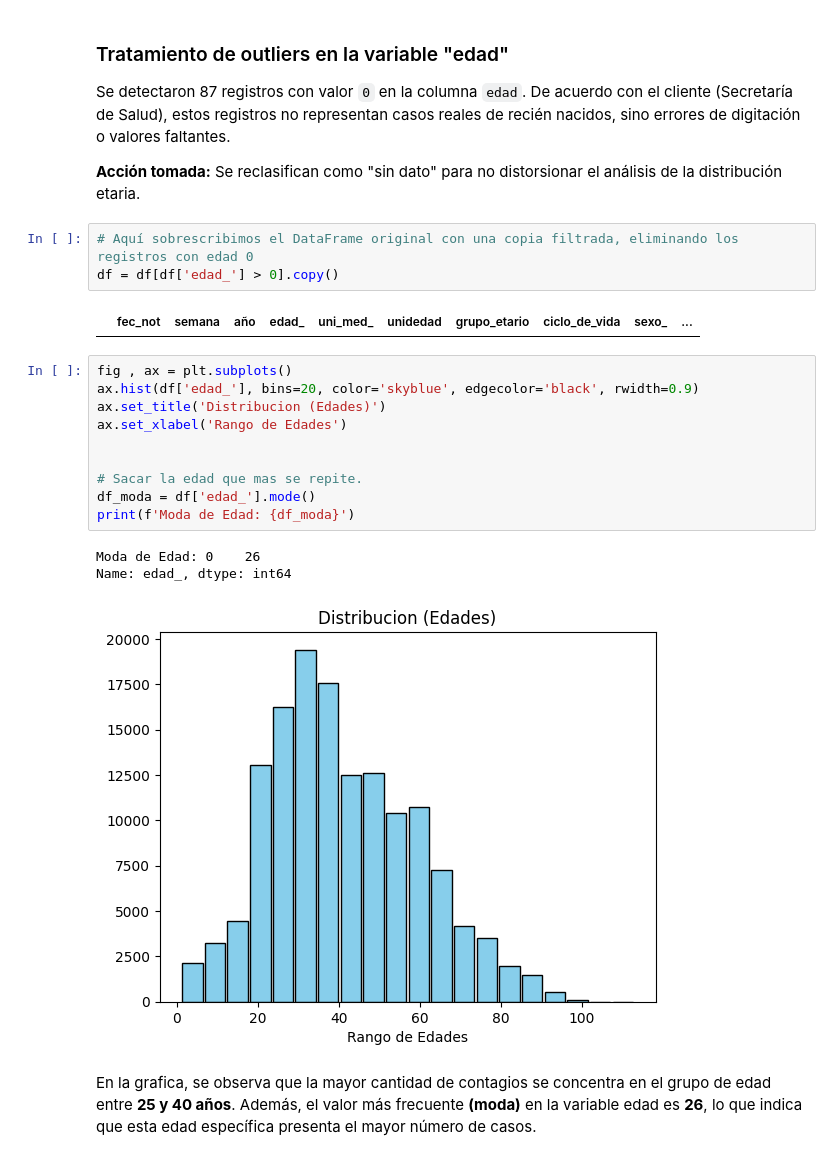
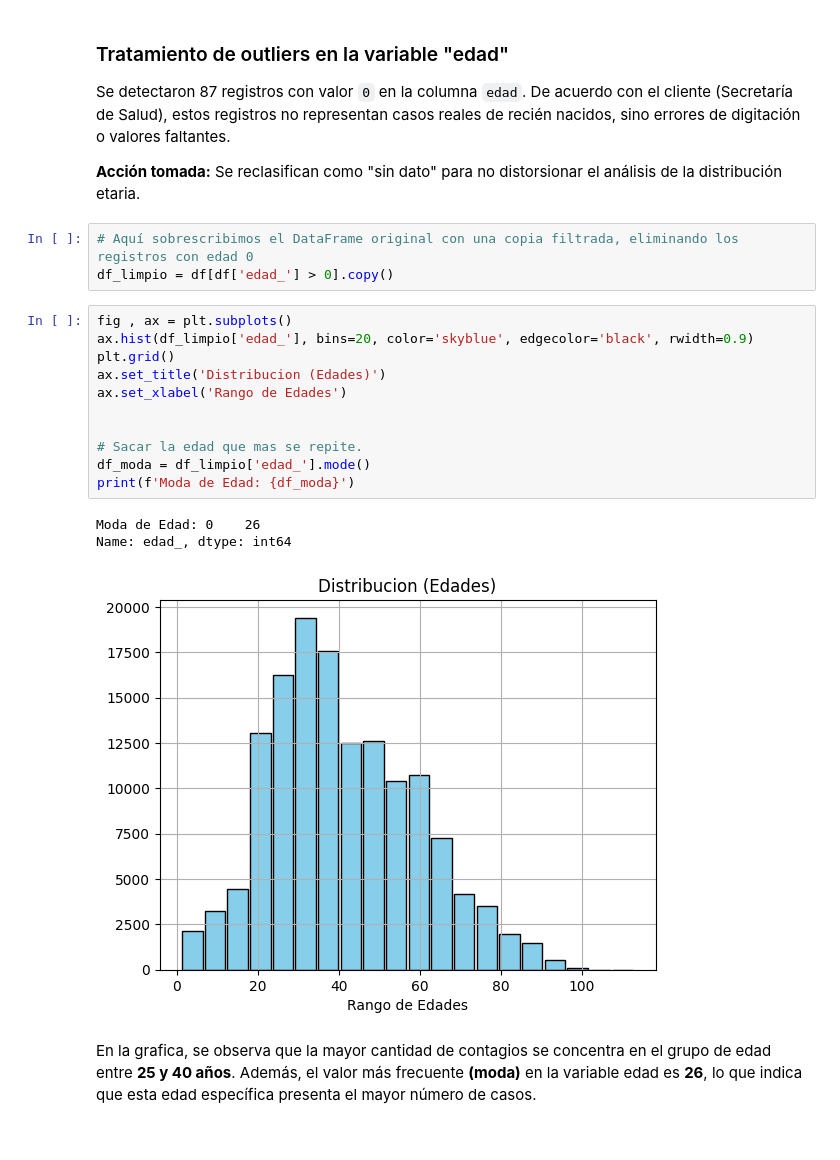
Before and after one commit to Lisandrot1/data-warehouse-analytics, a Jupyter notebook: notebooks/EDA.ipynb, the cells around one changed output. Cells and saved outputs as stored; diff of their text form.

```diff
--- a/notebooks/EDA.ipynb
+++ b/notebooks/EDA.ipynb
@@ -80,23 +80,22 @@ sino errores de digitación o valores faltantes.
 **Acción tomada:** Se reclasifican como "sin dato" para no distorsionar el análisis de la distribución etaria.
 # %%
 # Aquí sobrescribimos el DataFrame original con una copia filtrada, eliminando los registros con edad 0
-df = df[df['edad_'] > 0].copy()
+df_limpio = df[df['edad_'] > 0].copy()
-# %% [output]
-|  | fec_not | semana | año | edad_ | uni_med_ | unidedad | grupo_etario | ciclo_de_vida | sexo_ | ... |
 # %%
 fig , ax = plt.subplots()
-ax.hist(df['edad_'], bins=20, color='skyblue', edgecolor='black', rwidth=0.9)
+ax.hist(df_limpio['edad_'], bins=20, color='skyblue', edgecolor='black', rwidth=0.9)
+plt.grid()
 ax.set_title('Distribucion (Edades)')
 ax.set_xlabel('Rango de Edades')
 
 
 # Sacar la edad que mas se repite.
-df_moda = df['edad_'].mode()
+df_moda = df_limpio['edad_'].mode()
 print(f'Moda de Edad: {df_moda}')
 # %% [output]
 Moda de Edad: 0    26
 Name: edad_, dtype: int64
-[figure, old version]
+[figure, new version]
 # %% [markdown]
 En la grafica, se observa que la mayor cantidad de contagios se concentra en el grupo de edad entre **25 y 40 años**. Además, el valor más frecuente **(moda)** en la variable edad es **26**, lo que indica que esta edad específica presenta el mayor número de casos.
 # %%
```
Also changed, not shown: parts of 5 cells of this notebook, 1 other file.
